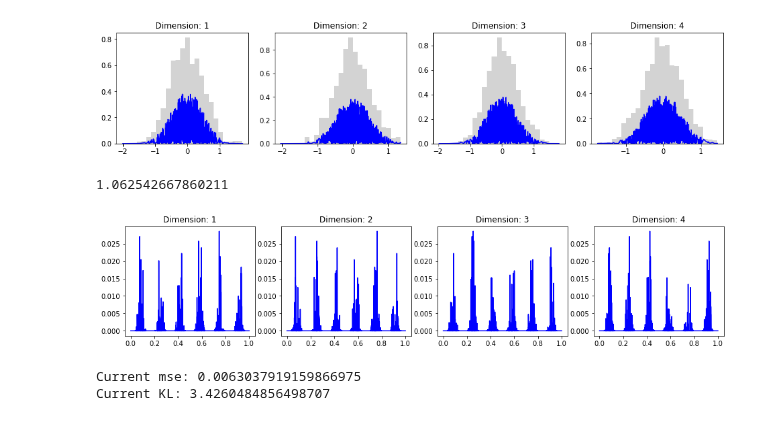
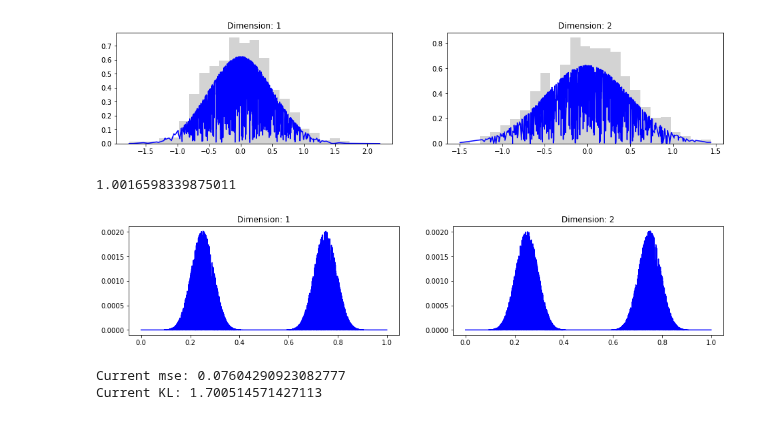
Before and after one commit to RiemannAI/theta, a Jupyter notebook: ThetaTests.ipynb, the cells around one changed output. Drawn from its saved outputs; the diff is of its cells as text; code cells hidden in the pictures.

```diff
--- a/ThetaTests.ipynb
+++ b/ThetaTests.ipynb
@@ -6,8 +6,8 @@ from theta.minimizer import CMA, SGD
 from theta import costfunctions
 %matplotlib inline
 # %%
-ndim = 4
-nhid = 3
+ndim = 2
+nhid = 1
 rtbm = RTBM(ndim, nhid,
             minimization_bound=55,
             positive_T=True,
@@ -45,37 +45,37 @@ def dome(nevt=1e3, do_rho=True):
     return xrand
 xrand = dome()
 # %% [output]
-[figure, old version]
+[figure, new version]
 # %%
 r, jac = espacio(xrand, n=1e5)
 aa = rtbm(r)
 print(np.sum(aa)*jac)
 # %% [output]
-1.062542667860211
+1.0016598339875011
 # %%
 # Now train the RTBM to a _different_ functional form
 from scipy.special import expit
 n = int(1e4)
-ff = lambda x: np.prod(np.sin(x*np.pi*6)**12, axis=1)
+ff = lambda x: np.prod(np.sin(x*np.pi*2)**12, axis=1)
 xvals = np.random.rand(n, ndim)
 yvals_raw = ff(xvals)
 yvals = yvals_raw/np.sum(yvals_raw)
 for d in range(ndim):
     plt.subplot(1,ndim,d+1)
     plt.title(f"Dimension: {d+1}")
     x = sorted(xvals[:,d])
     y = [i for _, i in sorted(zip(xvals[:,d], yvals))]
     plt.plot(x, y, color="blue", label=f"p(x_{d+1})")
     #plt.hist(xrand[:, d], bins=25, density=True, color="lightgray", label="Sample")
 plt.show()
 
 current_val = rtbm(xvals.T)[0]
 print(f"Current mse: {costfunctions.mse.cost(current_val, yvals)}")
 print(f"Current KL: {costfunctions.kullbackLeibler.cost(current_val, yvals)}")
 # %% [output]
-[figure, old version]
+[figure, new version]
-Current mse: 0.0063037919159866975
-Current KL: 3.4260484856498707
+Current mse: 0.07604290923082777
+Current KL: 1.700514571427113
 # %%
 from cma import CMAEvolutionStrategy
 
```
Also changed, not shown: parts of 2 cells of this notebook, 1 other file.
